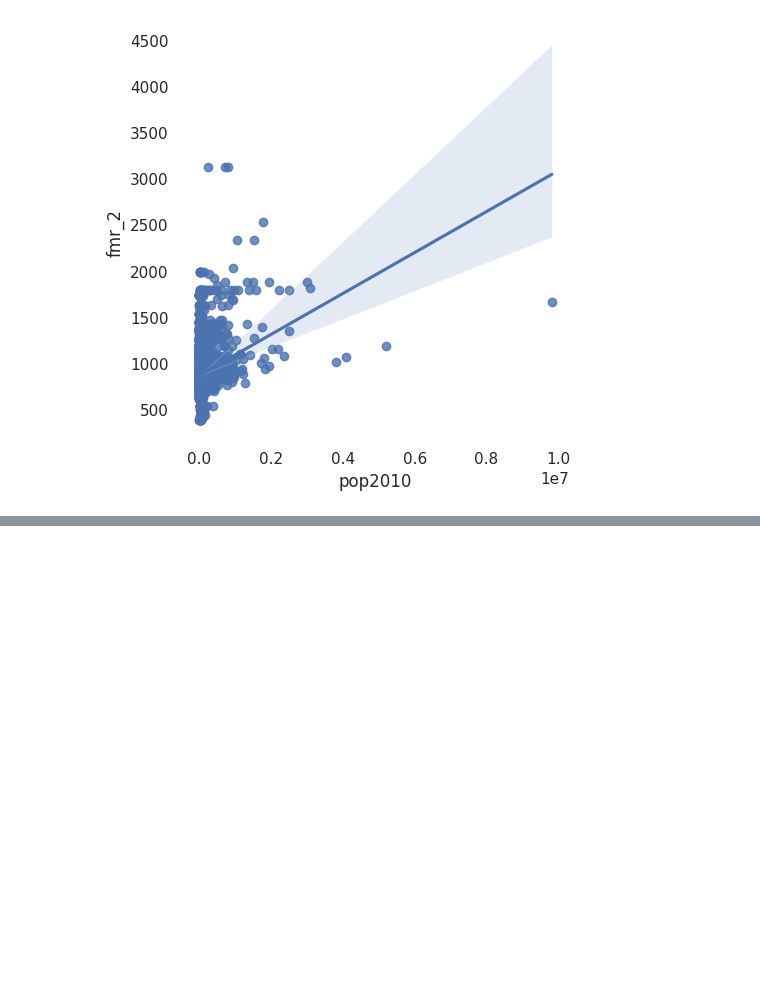
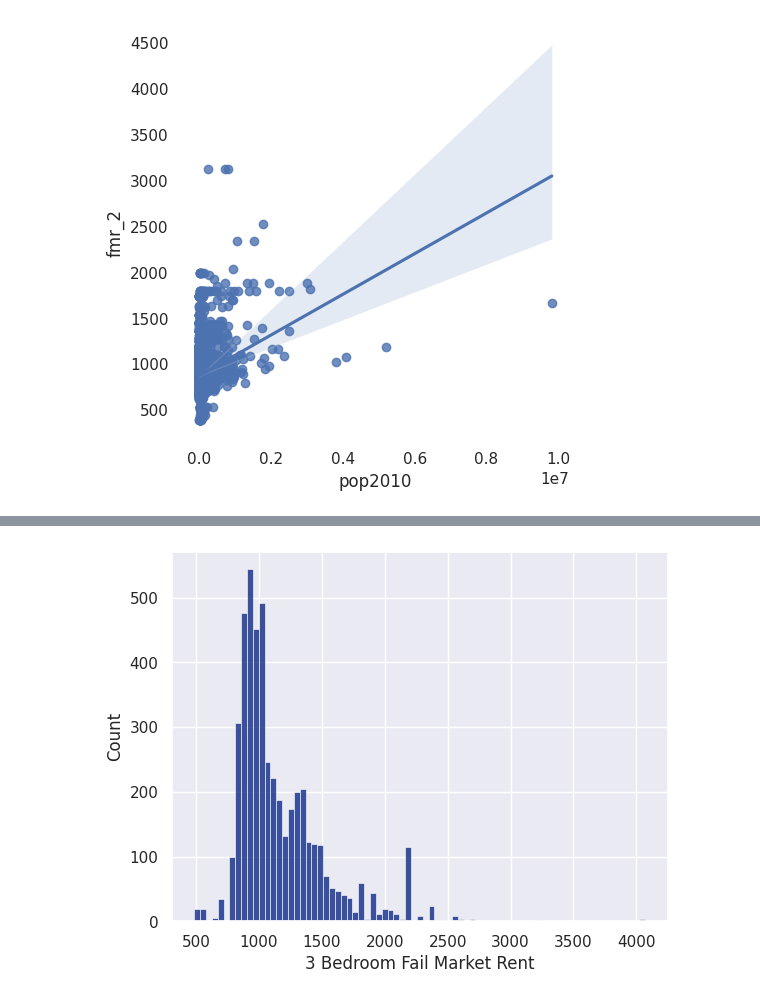
Before and after one commit to Kinetics20/Data_viz_lab, a Jupyter notebook: seaborn_v1.ipynb, the cells around one changed output, grey strips where cells are left out. Drawn from its saved outputs; the diff is of its cells as text; code cells hidden in the pictures; blank space fills up the shorter version.

```diff
--- a/seaborn_v1.ipynb
+++ b/seaborn_v1.ipynb
@@ -137,0 +249,11 @@ plt.show()
+# %%
+fig, ax = plt.subplots()
+
+sns.histplot(df['fmr_3'], ax=ax)
+
+# ax.set_xlabel('3 Bedroom Fail Market Rent')
+ax.set(xlabel='3 Bedroom Fail Market Rent')
+
+plt.show()
+# %% [output]
+[figure, added]
```
Also changed, not shown: parts of 65 cells of this notebook, 9 other files.
